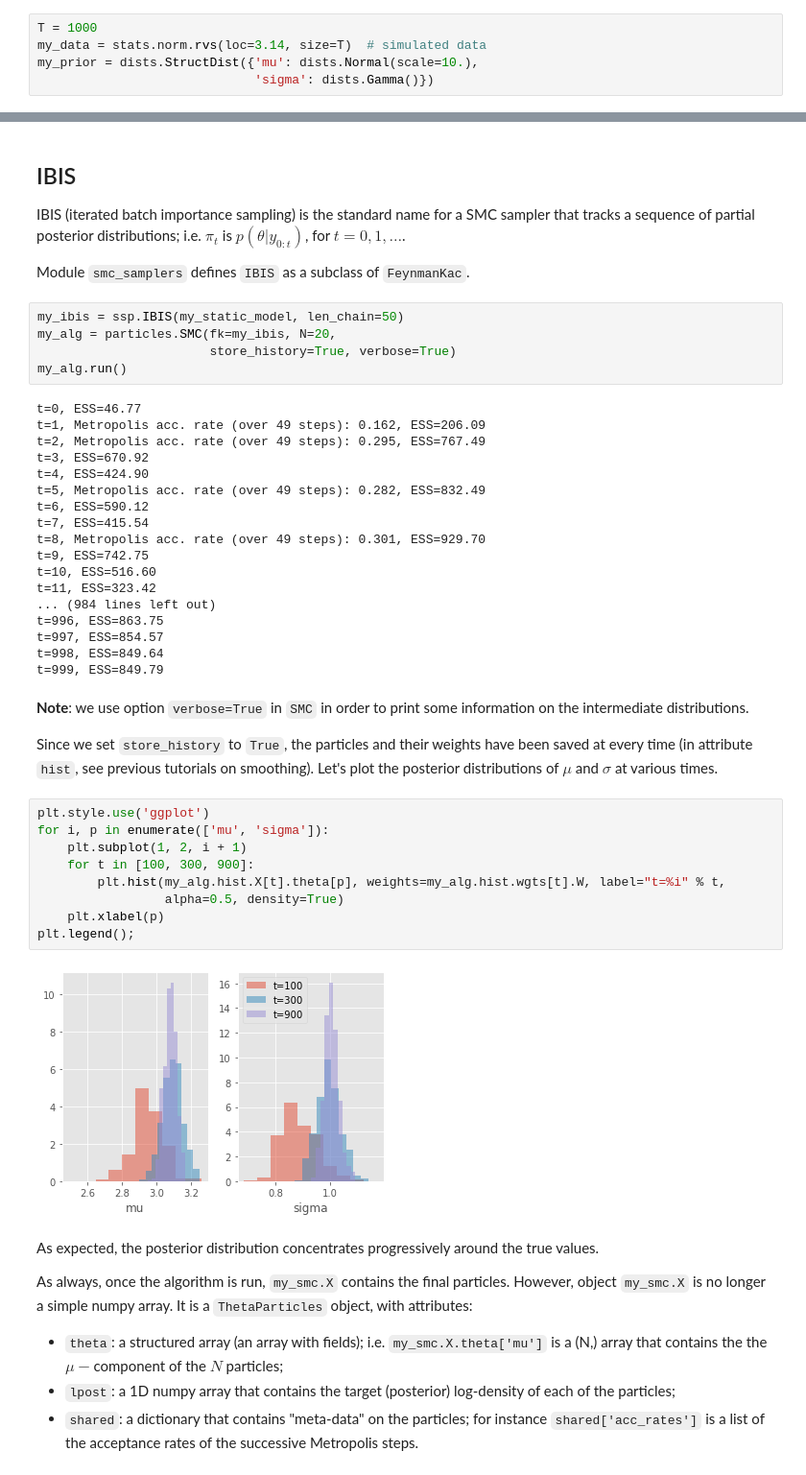
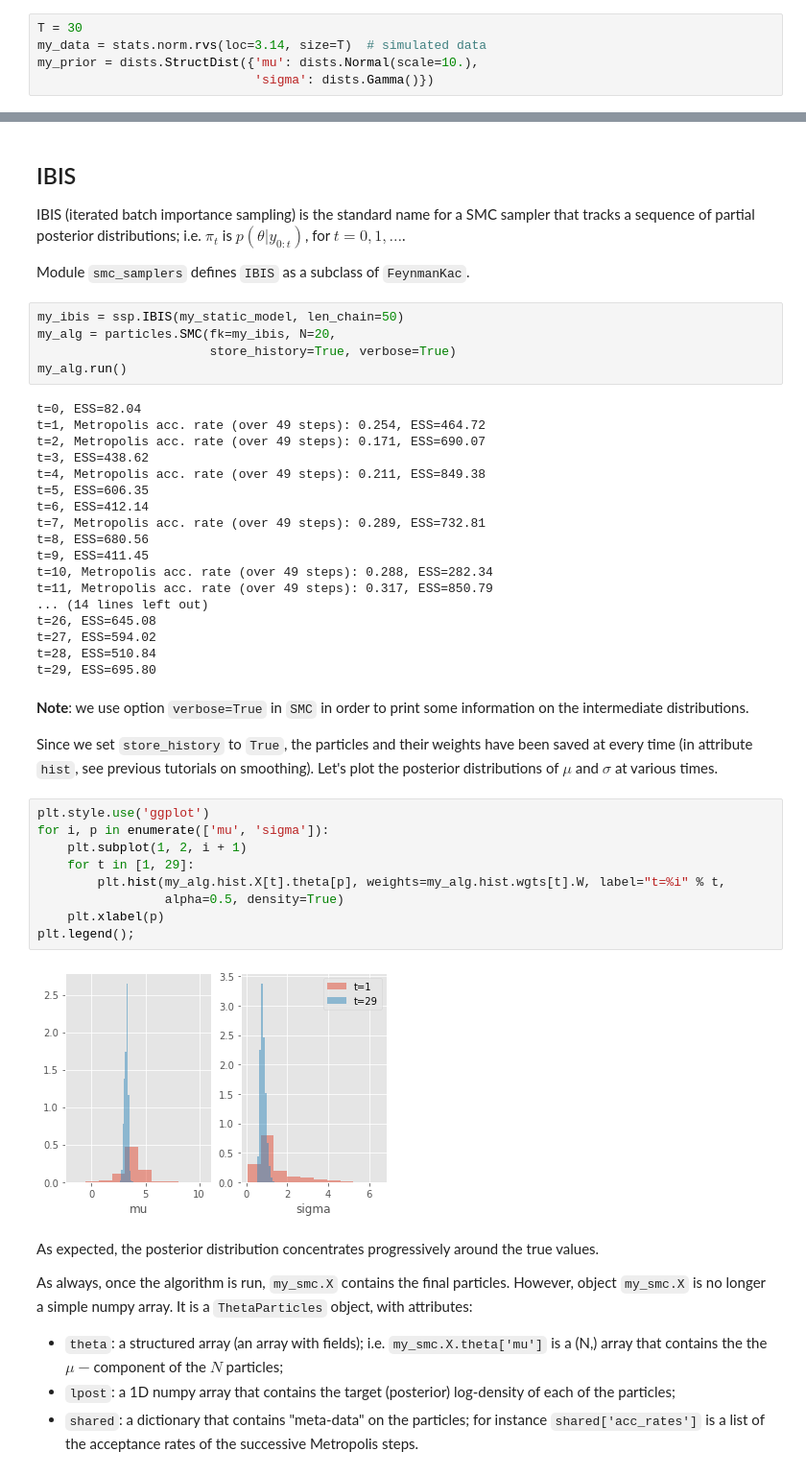
Before and after one commit to nchopin/particles, a Jupyter notebook: docs/source/notebooks/SMC_samplers_tutorial.ipynb, the cells around one changed output, grey strips where cells are left out. Shown: that part at 96% size. Cells and saved outputs as stored; diff of their text form.

```diff
--- a/docs/source/notebooks/SMC_samplers_tutorial.ipynb
+++ b/docs/source/notebooks/SMC_samplers_tutorial.ipynb
@@ -38,7 +38,7 @@ In words, we are considering a model where the observations are $Y_t\sim N(\mu,
 
 Class `ToyModel` implicitely defines the  likelihood of the considered model for any sample size (since the likelihood at time $t$ is $p^\theta(y_{0:t})=\prod_{s=0}^t p^\theta(y_s|y_{0:s-1})$, and method `logpyt` defines each factor in this product; note that $y_s$ does not depend on the past values in our particular example). We now define the data and the prior:
 # %%
-T = 1000
+T = 30
 my_data = stats.norm.rvs(loc=3.14, size=T)  # simulated data
 my_prior = dists.StructDist({'mu': dists.Normal(scale=10.),
                              'sigma': dists.Gamma()})
@@ -75,23 +75,23 @@ my_alg = particles.SMC(fk=my_ibis, N=20,
                        store_history=True, verbose=True)
 my_alg.run()
 # %% [output]
-t=0, ESS=46.77
-t=1, Metropolis acc. rate (over 49 steps): 0.162, ESS=206.09
-t=2, Metropolis acc. rate (over 49 steps): 0.295, ESS=767.49
-t=3, ESS=670.92
-t=4, ESS=424.90
-t=5, Metropolis acc. rate (over 49 steps): 0.282, ESS=832.49
-t=6, ESS=590.12
-t=7, ESS=415.54
-t=8, Metropolis acc. rate (over 49 steps): 0.301, ESS=929.70
-t=9, ESS=742.75
-t=10, ESS=516.60
-t=11, ESS=323.42
-... (984 lines left out)
-t=996, ESS=863.75
-t=997, ESS=854.57
-t=998, ESS=849.64
-t=999, ESS=849.79
+t=0, ESS=82.04
+t=1, Metropolis acc. rate (over 49 steps): 0.254, ESS=464.72
+t=2, Metropolis acc. rate (over 49 steps): 0.171, ESS=690.07
+t=3, ESS=438.62
+t=4, Metropolis acc. rate (over 49 steps): 0.211, ESS=849.38
+t=5, ESS=606.35
+t=6, ESS=412.14
+t=7, Metropolis acc. rate (over 49 steps): 0.289, ESS=732.81
+t=8, ESS=680.56
+t=9, ESS=411.45
+t=10, Metropolis acc. rate (over 49 steps): 0.288, ESS=282.34
+t=11, Metropolis acc. rate (over 49 steps): 0.317, ESS=850.79
+... (14 lines left out)
+t=26, ESS=645.08
+t=27, ESS=594.02
+t=28, ESS=510.84
+t=29, ESS=695.80
 # %% [markdown]
 **Note**: we use option `verbose=True` in `SMC` in order to print some information on the intermediate distributions.
 
@@ -99,14 +99,14 @@ Since we set `store_history` to `True`, the particles and their weights have bee
 # %%
 plt.style.use('ggplot')
 for i, p in enumerate(['mu', 'sigma']):
     plt.subplot(1, 2, i + 1)
-    for t in [100, 300, 900]:
+    for t in [1, 29]:
         plt.hist(my_alg.hist.X[t].theta[p], weights=my_alg.hist.wgts[t].W, label="t=%i" % t,
                  alpha=0.5, density=True)
     plt.xlabel(p)
 plt.legend();
 # %% [output]
-[figure, old version]
+[figure, new version]
 # %% [markdown]
 As expected, the posterior distribution concentrates progressively around the true values.
 
```
Also changed, not shown: parts of 8 cells of this notebook, 1 other file.
